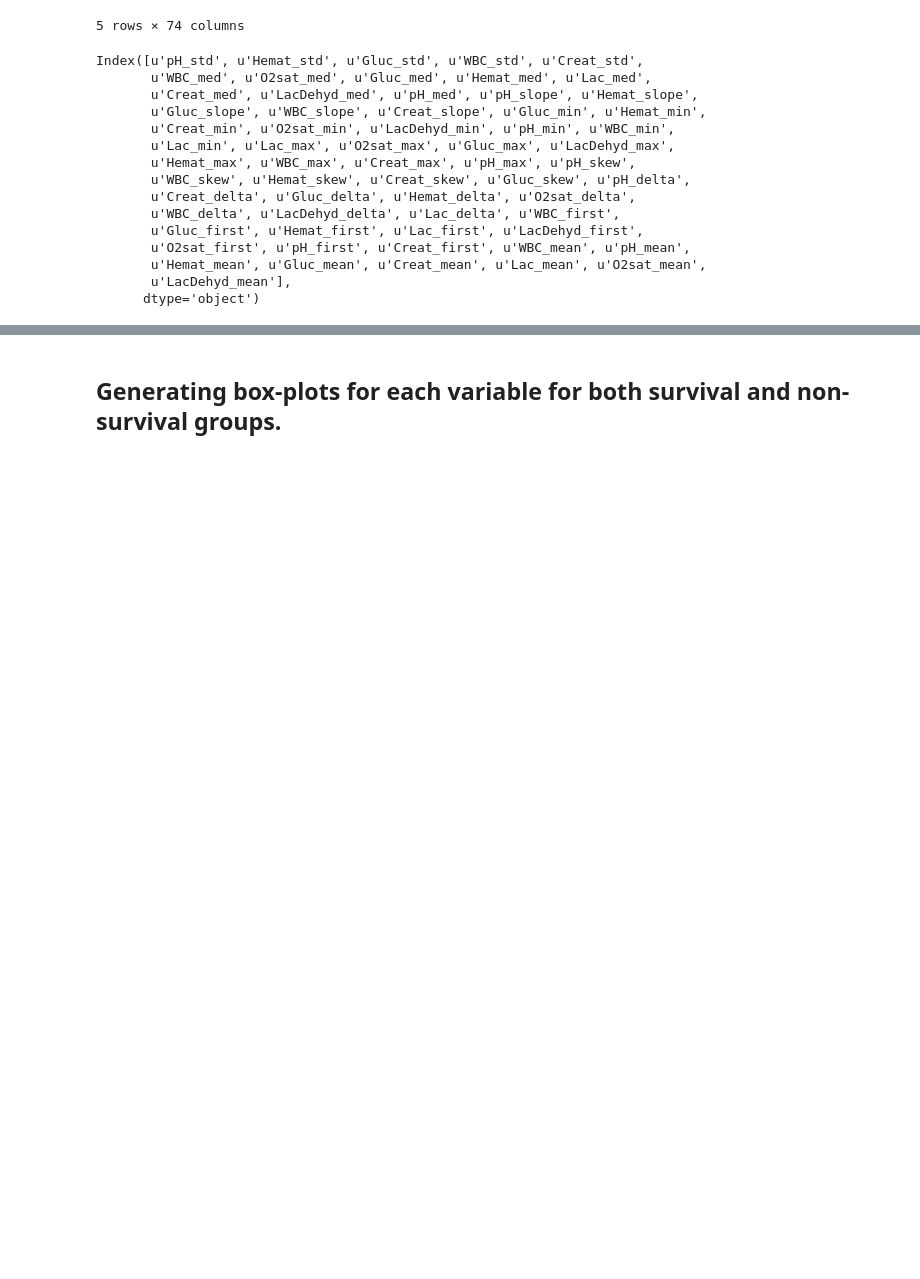
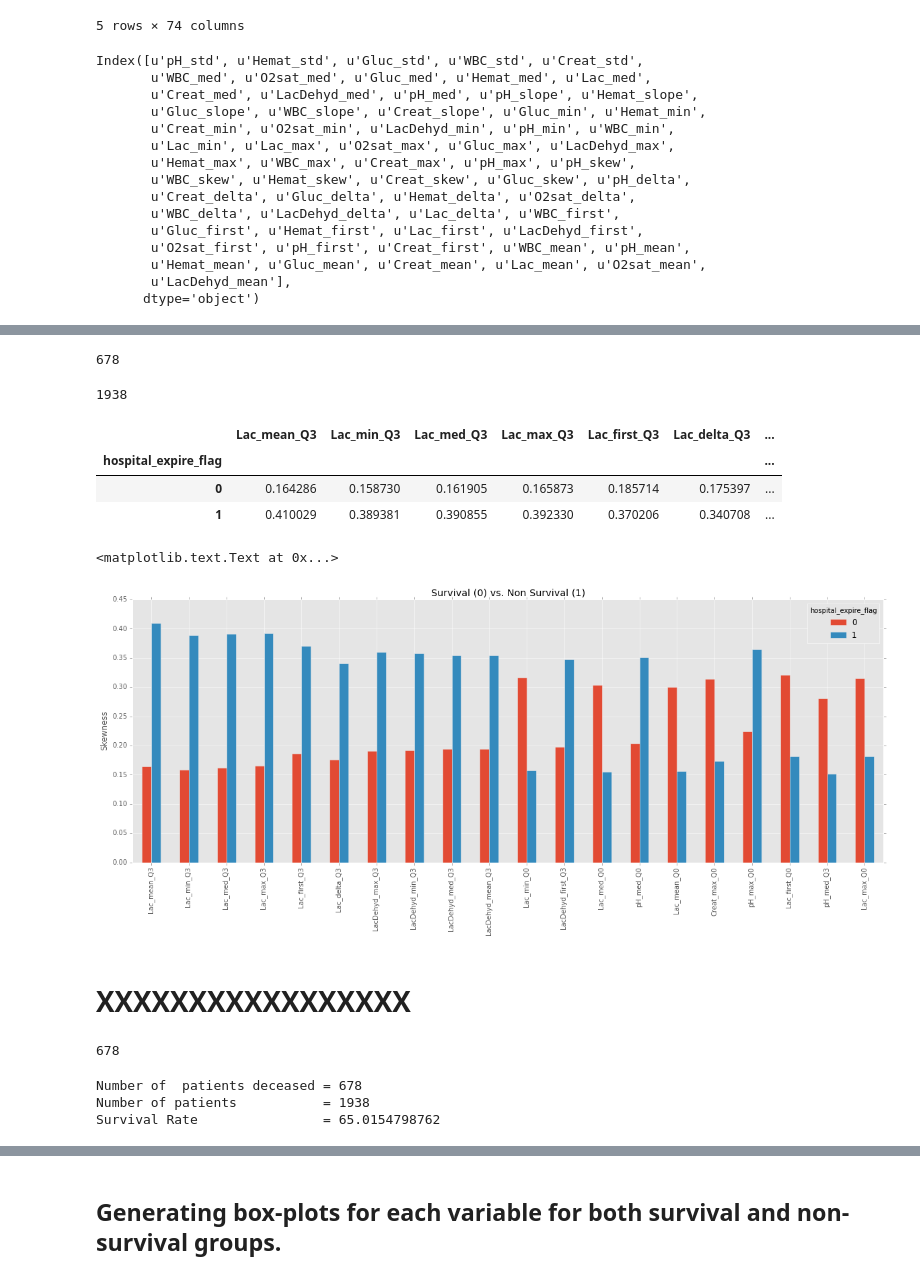
Before and after one commit to RJBeetel3/mimic3_analysis, a Jupyter notebook: LABEVENTS_FIRST24.ipynb, the cells around one changed output, grey strips where cells are left out. Saved outputs shown, nothing was run; the diff lists cells and outputs as text; code cells hidden in the pictures; blank space fills up the shorter version.

```diff
--- a/LABEVENTS_FIRST24.ipynb
+++ b/LABEVENTS_FIRST24.ipynb
@@ -1337,0 +1101,14 @@ data5[cat_vars].plot.hist()
+# %%
+largest = pd.Series(selector.scores_).nlargest(20)
+cols = list(X_continuous.columns[largest.index])
+#cols.insert(0, 'hospital_expire_flag')
+#cols.insert(0, 'gender')
+#cols.insert(0, 'icustay_id')
+base = boxcox_dummies[['icustay_id', 'hospital_expire_flag']]
+select_features = boxcox_dummies[cols]
+boxcox_dummies2 = base.merge(select_features, left_index = True,
+                                                     right_index = True, how = 'left', sort = True)
+
+
+
+boxcox_dummies2.head()
@@ -1337,0 +1133,42 @@ data5[cat_vars].plot.hist()
+# %%
+#boxcox_dummies[['hospital_expire_flag', 'Lac_mean_Q3']].boxplot(by = 'hospital_expire_flag')
+cols = boxcox_dummies2.columns[1:]
+monkey = boxcox_dummies2[cols].groupby('hospital_expire_flag').sum()/boxcox_dummies2[cols].groupby('hospital_expire_flag').count()
+display(boxcox_dummies2['hospital_expire_flag'].sum())
+display(boxcox_dummies2['hospital_expire_flag'].count())
+survivors = boxcox_dummies2['hospital_expire_flag'].sum()
+# %% [output]
+678
+1938
+# %%
+monkey
+# %% [output]
+|  | Lac_mean_Q3 | Lac_min_Q3 | Lac_med_Q3 | Lac_max_Q3 | Lac_first_Q3 | Lac_delta_Q3 | ... |
+| hospital_expire_flag |  |  |  |  |  |  | ... |
+| 0 | 0.164286 | 0.158730 | 0.161905 | 0.165873 | 0.185714 | 0.175397 | ... |
+| 1 | 0.410029 | 0.389381 | 0.390855 | 0.392330 | 0.370206 | 0.340708 | ... |
+# %%
+ax = monkey.transpose().plot.bar(figsize = (20,7), title = 'Survival (0) vs. Non Survival (1)', stacked = False)
+ax.set_ylabel("Skewness")
+# %% [output]
+<matplotlib.text.Text at 0x...>
+[figure, added]
+# %% [markdown]
+# XXXXXXXXXXXXXXXXX
+# %%
+dead = boxcox_dummies2['hospital_expire_flag'][boxcox_dummies2['hospital_expire_flag']== 1].count()
+dead
+# %% [output]
+678
+# %%
+
+dead = boxcox_dummies2['hospital_expire_flag'][boxcox_dummies2['hospital_expire_flag']==1].count()
+survivors = boxcox_dummies2['hospital_expire_flag'][boxcox_dummies2['hospital_expire_flag']==0].count()
+survival_rate = float(survivors)/(dead+survivors)
+print "Number of  patients deceased = {}".format(dead)
+print "Number of patients           = {}".format(dead + survivors)
+print "Survival Rate                = {}".format(survival_rate * 100)
+# %% [output]
+Number of  patients deceased = 678
+Number of patients           = 1938
+Survival Rate                = 65.0154798762
```
Also changed, not shown: parts of 71 cells of this notebook.
